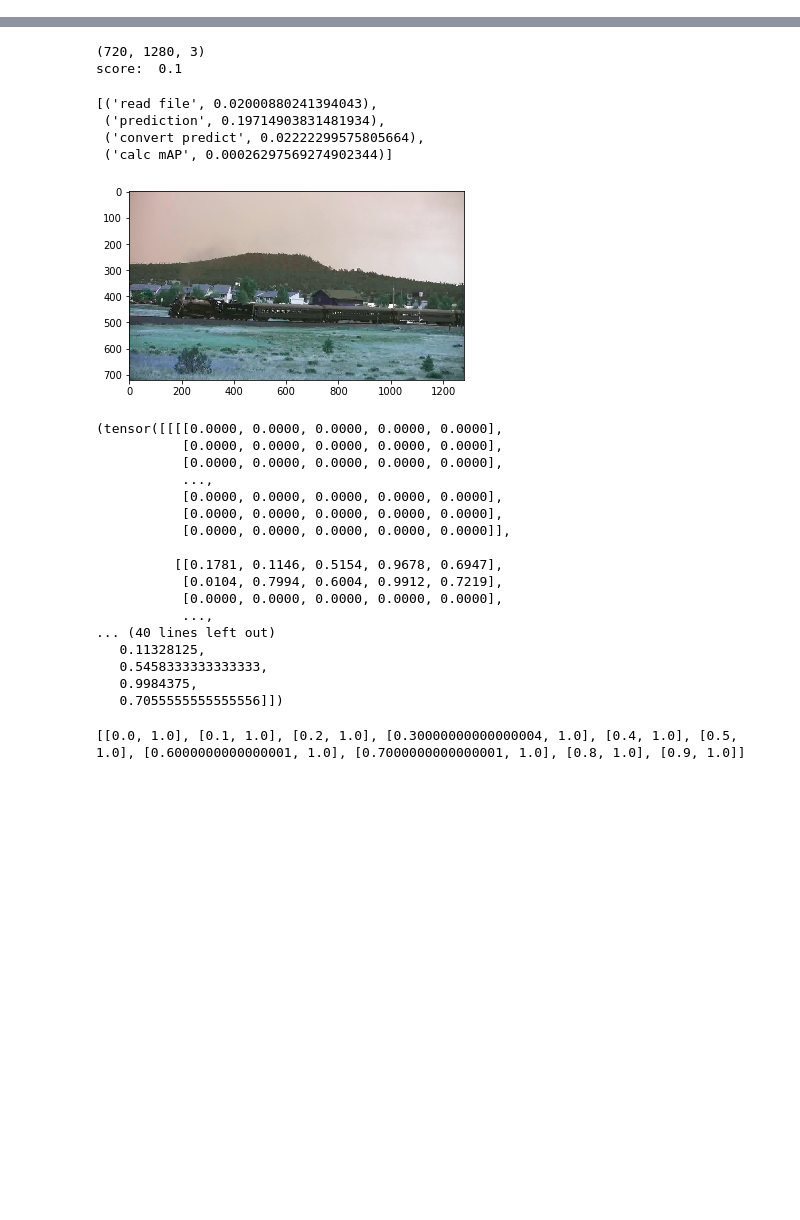
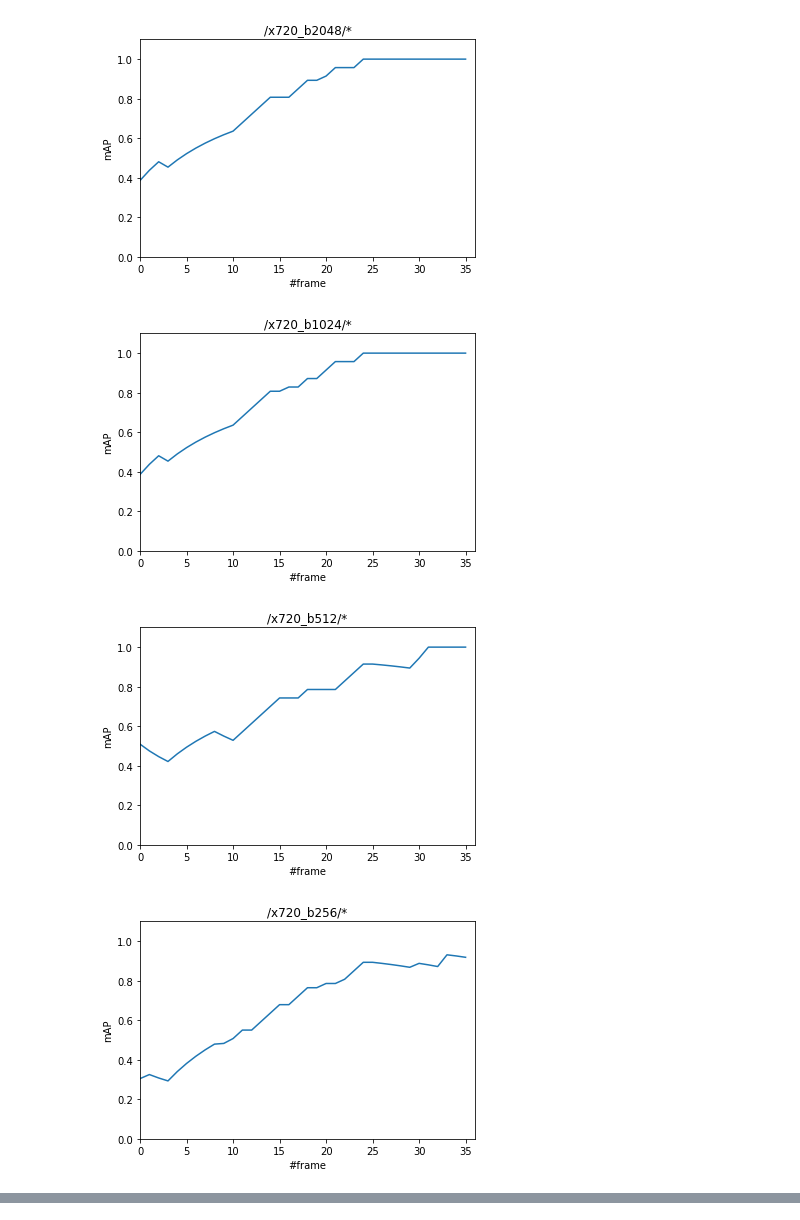
Before and after one commit to phananh1010/content-aware, a Jupyter notebook: test.ipynb, the cells around one changed output, grey strips where cells are left out. Cells and saved outputs as stored; diff of their text form; code cells hidden in the pictures; blank space fills up the shorter version.

Commit message:
scale video to differents br, rs, get mAP lines.

```diff
--- a/test.ipynb
+++ b/test.ipynb
@@ -20,3 +24,6 @@ np.set_printoptions(precision=3, suppress=True)
 # %%
 Converter = converter.Converter()
 mAP = metric_map.mAP()
+Pred = predictor.Predictor()
+DSGen = dataset_generator.DatasetCreator(anno_dict, vid_dirtoken_dict)
+Parser = log_parser.LogParser()
@@ -36,6 +40,0 @@ Finished!
-# %%
-filepath_list = glob.glob('./test_ssd/VID_data/ILSVRC2015_VID_train_0000/ILSVRC2015_train_00021000/*')
-y = []
-for filepath in filepath_list:
-    y.append(mAP.score_from_file(filepath, Converter, Pred, anno_dict))
-y = sorted(y)
@@ -70,0 +61,11 @@ y
+# %%
+videoname = 'ILSVRC2015_train_00025028'
+pattern_list = ['/x720_b2048/*', '/x720_b1024/*', '/x720_b512/*', '/x720_b256/*', '/x720_b128/*', '/x720_b64/*', '/x720_b32/*',\
+               '/x480_b1024/*', '/x480_b512/*', '/x480_b256/*', '/x480_b128/*', '/x480_b64/*', '/x480_b32/*',\
+               '/x360_b512/*', '/x360_b256/*', '/x360_b128/*', '/x360_b64/*', '/x360_b32/*',\
+               '/x240_b256/*', '/x240_b128/*', '/x240_b64/*', '/x240_b32/*',\
+               '/x144_b128/*', '/x144_b64/*', '/x144_b32/*']
+y_list = []
+for pattern in pattern_list:
+    y1 = DSGen.create_mAP_line(namespace.DIRPATH_VID_FRAMES + videoname + pattern, videoname, mAP, Converter, Pred, to_file=False)
+    y_list.append(y1)
@@ -70,0 +90,14 @@ y
+# %%
+for idx, y in enumerate(y_list):
+    plt.plot(y)
+    plt.axis([0, len(y), 0, 1.1])
+    plt.xlabel('#frame')
+    plt.ylabel('mAP')
+    plt.title(pattern_list[idx])
+    videoname = 'ILSVRC2015_train_00025028'
+    plt.figure()
+# %% [output]
+[figure, added]
+[figure, added]
+[figure, added]
+[figure, added]
@@ -73,7 +129,7 @@ import timeit
 time_list = []
 #image_filepath = './test_ssd/VID_data/ILSVRC2015_VID_train_0000/ILSVRC2015_train_00003000/000461.JPEG'
 #image_filepath = './test_ssd/VID_data/ILSVRC2015_VID_train_0000/ILSVRC2015_train_00016000/000008.JPEG'
-image_filepath = './test_ssd/VID_data/ILSVRC2015_VID_train_0000/ILSVRC2015_train_00021000/000100.JPEG'
+image_filepath = './data/VID_data/ILSVRC2015_VID_train_0000/ILSVRC2015_train_00021000/000100.JPEG'
 
 ftoken = converter.Converter.get_token_from_filepath(image_filepath)
 dtoken = converter.Converter.get_dirtoken_from_filetoken(ftoken)
@@ -87,45 +143,11 @@ pred_item = Converter.convert_prediction_item(pred)
 time_list.append(timeit.default_timer())
 score =  mAP.score(pred_item, anno_dict[dtoken][ftoken])
 time_list.append(timeit.default_timer())
-plt.imshow(image)
-print image.shape
+
 
 print 'score: ', score
 time_list = np.array(time_list)
-zip(('read file', 'prediction', 'convert predict', 'calc mAP'), time_list[1:] - time_list[:-1])
+print zip(('read file', 'prediction', 'convert predict', 'calc mAP'), time_list[1:] - time_list[:-1])
+
+plt.imshow(image)
+print image.shape
-# %% [output]
-(720, 1280, 3)
-score:  0.1
-[('read file', 0.02000880241394043),
- ('prediction', 0.19714903831481934),
- ('convert predict', 0.02222299575805664),
- ('calc mAP', 0.00026297569274902344)]
-[figure, removed]
-# %%
-pred, anno_dict[dtoken][ftoken]
-# %% [output]
-(tensor([[[[0.0000, 0.0000, 0.0000, 0.0000, 0.0000],
-           [0.0000, 0.0000, 0.0000, 0.0000, 0.0000],
-           [0.0000, 0.0000, 0.0000, 0.0000, 0.0000],
-           ...,
-           [0.0000, 0.0000, 0.0000, 0.0000, 0.0000],
-           [0.0000, 0.0000, 0.0000, 0.0000, 0.0000],
-           [0.0000, 0.0000, 0.0000, 0.0000, 0.0000]],
-
-          [[0.1781, 0.1146, 0.5154, 0.9678, 0.6947],
-           [0.0104, 0.7994, 0.6004, 0.9912, 0.7219],
-           [0.0000, 0.0000, 0.0000, 0.0000, 0.0000],
-           ...,
-... (40 lines left out)
-   0.11328125,
-   0.5458333333333333,
-   0.9984375,
-   0.7055555555555556]])
-# %%
-matched_bbox_dict = mAP.step1_match_bbox(pred_item, anno_dict[dtoken][ftoken])
-sorted_matched_bbox = mAP.step2_sort_matchedbbox(matched_bbox_dict, pred_item, anno_dict[dtoken][ftoken])
-pd_list, acc_list, rc_list = mAP.step3_predict_on_sortedmatchedbbox(sorted_matched_bbox, pred_item, anno_dict[dtoken][ftoken])
-prcurve = mAP.step4_prcurve_from_accrclist(acc_list, rc_list)
-print prcurve
-# %% [output]
-[[0.0, 1.0], [0.1, 1.0], [0.2, 1.0], [0.30000000000000004, 1.0], [0.4, 1.0], [0.5, 1.0], [0.6000000000000001, 1.0], [0.7000000000000001, 1.0], [0.8, 1.0], [0.9, 1.0]]
```
Also changed, not shown: parts of 21 cells of this notebook, 4 other files.
